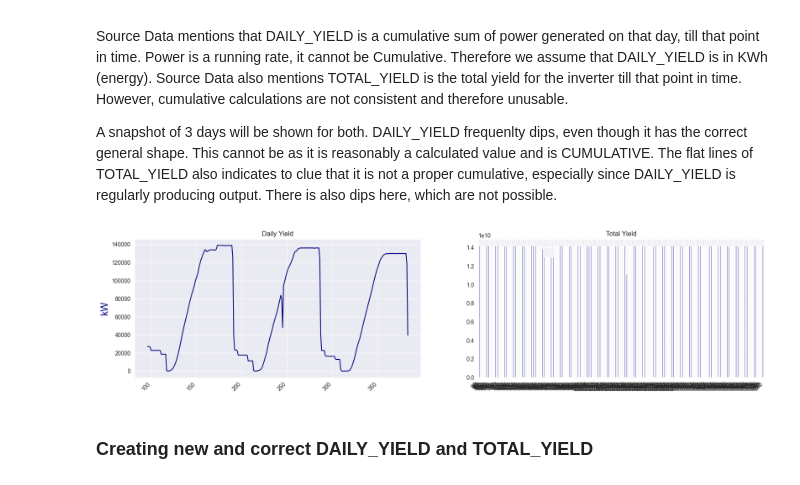
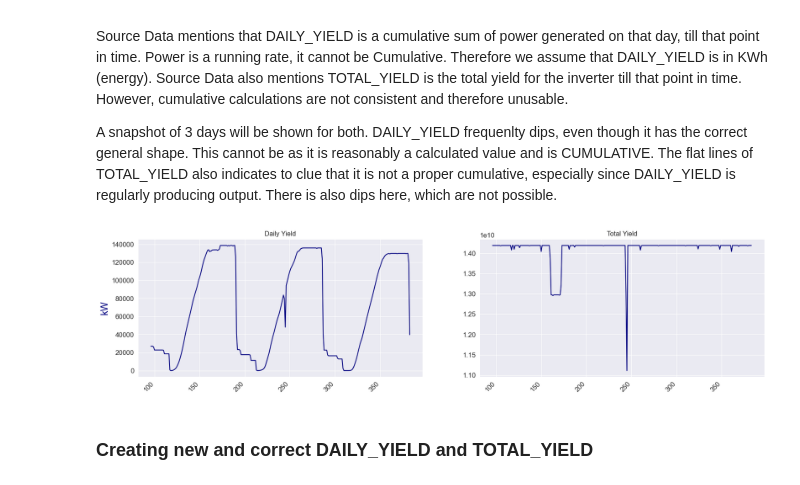
Before and after one commit to YohannesDK/DAT540_Group_11, a Jupyter notebook: DAT540_Group_11.ipynb, the cells around one changed output. Saved outputs shown, nothing was run; the diff lists cells and outputs as text; code cells hidden in the pictures.

```diff
--- a/DAT540_Group_11.ipynb
+++ b/DAT540_Group_11.ipynb
@@ -918,17 +918,17 @@ import datetime as dt
 import matplotlib.dates as mdates
 warnings.filterwarnings('ignore')
 # %%
-gen_1=pd.read_csv('./Plant_2_Generation_Data.csv')
+gen_2=pd.read_csv('./Plant_2_Generation_Data.csv')
+gen_2.drop('PLANT_ID',1,inplace=True)
+
+gen_1=pd.read_csv('./Plant_1_Generation_Data.csv')
 gen_1.drop('PLANT_ID',1,inplace=True)
-
-gen_2=pd.read_csv('./Plant_1_Generation_Data.csv')
-gen_2.drop('PLANT_ID',1,inplace=True)
 
 sens_1= pd.read_csv('./Plant_2_Weather_Sensor_Data.csv')
 sens_1.drop('PLANT_ID',1,inplace=True)
 #format datetime
-gen_1['DATE_TIME']= pd.to_datetime(gen_1['DATE_TIME'],format='%Y-%m-%d %H:%M') #named plant 2 data as gen_1
-gen_2['DATE_TIME']= pd.to_datetime(gen_2['DATE_TIME'],format='%d-%m-%Y %H:%M') #named plant 1 data as gen_2
+gen_2['DATE_TIME']= pd.to_datetime(gen_2['DATE_TIME'],format='%Y-%m-%d %H:%M') #named plant 2 data as gen_2
+gen_1['DATE_TIME']= pd.to_datetime(gen_1['DATE_TIME'],format='%d-%m-%Y %H:%M') #named plant 1 data as gen_1
 sens_1['DATE_TIME']= pd.to_datetime(sens_1['DATE_TIME'],format='%Y-%m-%d %H:%M:%S')
 # %% [markdown]
 ### Daily Yield & AC-DC power
@@ -1011,21 +1011,21 @@ Source Data mentions that DAILY_YIELD is a cumulative sum of power generated on
 
 A snapshot of 3 days will be shown for both. DAILY_YIELD frequenlty dips, even though it has the correct general shape. This cannot be as it is reasonably a calculated value and is CUMULATIVE. The flat lines of TOTAL_YIELD also indicates to clue that it is not a proper cumulative, especially since DAILY_YIELD is regularly producing output. There is also dips here, which are not possible.
 # %%
-testDays = df_gen.loc[(df_gen['DATE_TIME'] > '2020-05-16') & (df_gen['DATE_TIME'] <= "2020-05-19")]
+gen_2_3days_raw = df_gen2.loc[(df_gen2['DATE_TIME'] > '2020-05-16') & (df_gen2['DATE_TIME'] <= "2020-05-19")]
 
 
 fig,ax= plt.subplots(ncols=2,dpi=100,figsize=(20,5))
-testDays['DAILY_YIELD'].plot(ax=ax[0],color='navy') # DAILY_YIELD graph
-testDays['TOTAL_YIELD'].plot(ax=ax[1],color='navy') #TOTAL_YIELD graph
+gen_2_3days_raw['DAILY_YIELD'].plot(ax=ax[0],color='navy') # DAILY_YIELD graph
+gen_2_3days_raw['TOTAL_YIELD'].plot(ax=ax[1],color='navy') #TOTAL_YIELD graph
 fig.autofmt_xdate(rotation=45)
 ax[0].set_title('Daily Yield')
 ax[1].set_title('Total Yield')
 ax[0].set_ylabel('kW',color='navy',fontsize=17)
 plt.show()
 
-#testDays
+#gen_1_3days_raw
 # %% [output]
-[figure, old version]
+[figure, new version]
 # %% [markdown]
 ### Creating new and correct DAILY_YIELD and TOTAL_YIELD
 # %%
```
Also changed, not shown: parts of 48 cells of this notebook.
